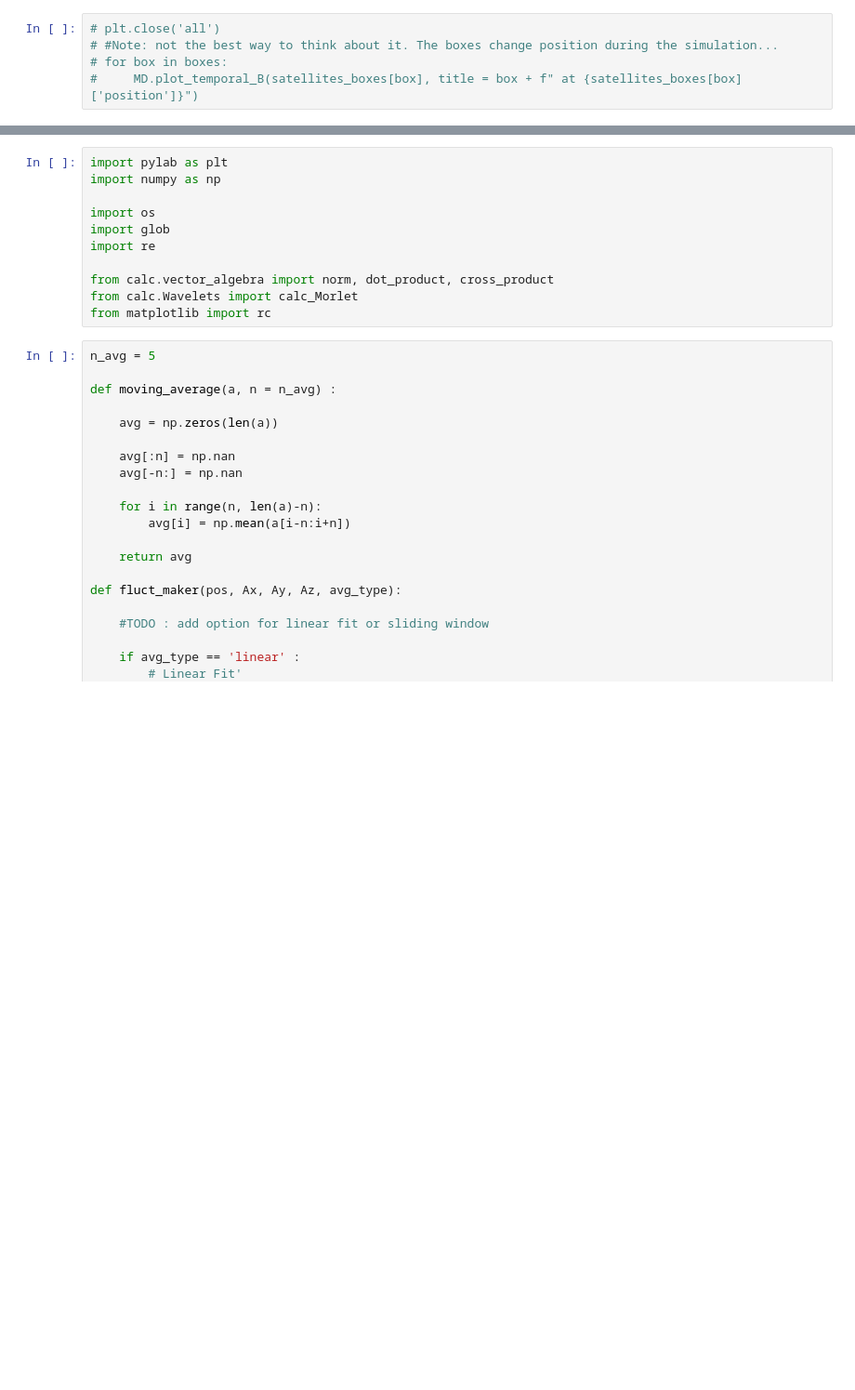
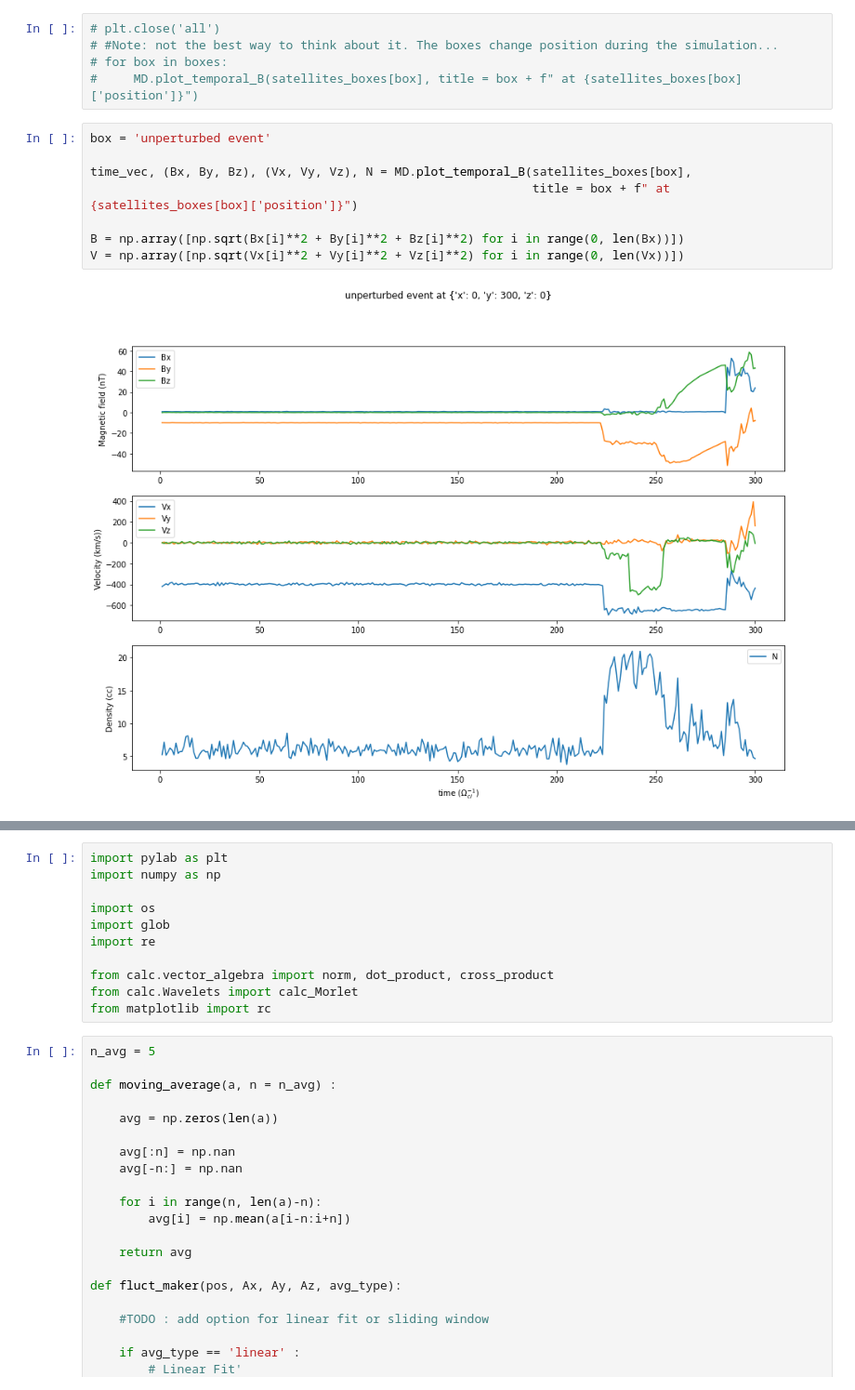
Before and after one commit to cmoissar/Jupyter-Notebooks, a Jupyter notebook: Story_Reader.ipynb, the cells around one changed output, grey strips where cells are left out. Shown at 93% size. Cells and saved outputs as stored; diff of their text form; blank space fills up the shorter version.

Commit message:
updated the temporal_B part of Story_Reader and associated parts in Module_Diagnostics

```diff
--- a/Story_Reader.ipynb
+++ b/Story_Reader.ipynb
@@ -714,3 +819,13 @@ plt.show()
 # #Note: not the best way to think about it. The boxes change position during the simulation...
 # for box in boxes:
 #     MD.plot_temporal_B(satellites_boxes[box], title = box + f" at {satellites_boxes[box]['position']}")
+# %%
+box = 'unperturbed event'
+
+time_vec, (Bx, By, Bz), (Vx, Vy, Vz), N = MD.plot_temporal_B(satellites_boxes[box],
+                                                             title = box + f" at {satellites_boxes[box]['position']}")
+
+B = np.array([np.sqrt(Bx[i]**2 + By[i]**2 + Bz[i]**2) for i in range(0, len(Bx))])
+V = np.array([np.sqrt(Vx[i]**2 + Vy[i]**2 + Vz[i]**2) for i in range(0, len(Vx))])
+# %% [output]
+[figure, added]
```
Also changed, not shown: parts of 39 cells of this notebook, 4 other files.
